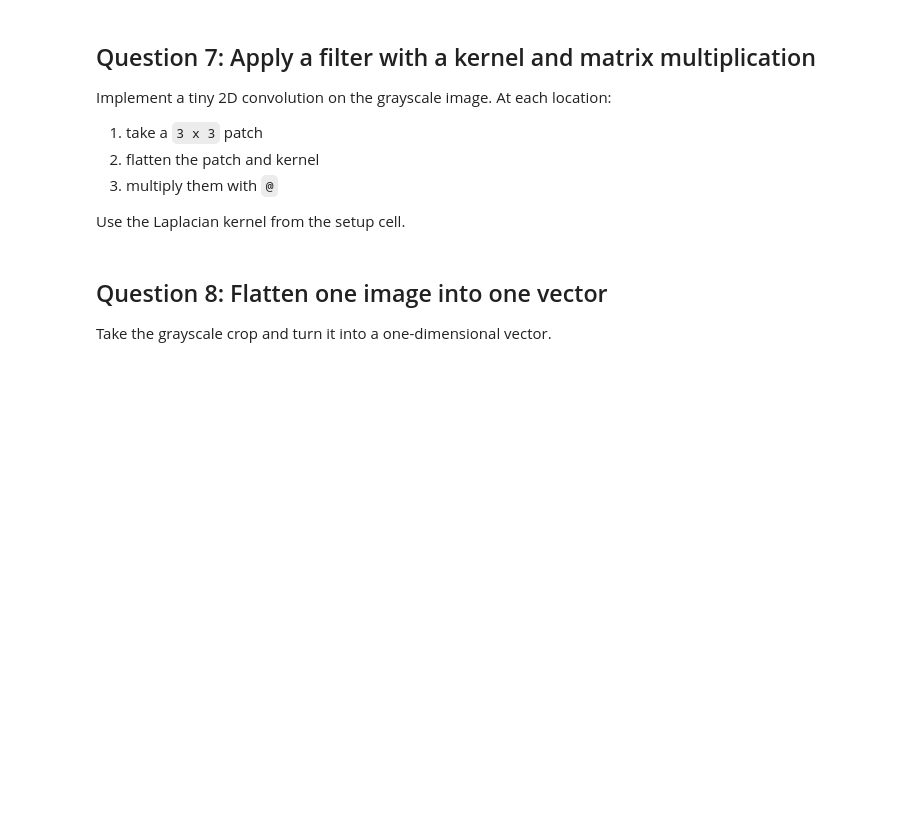
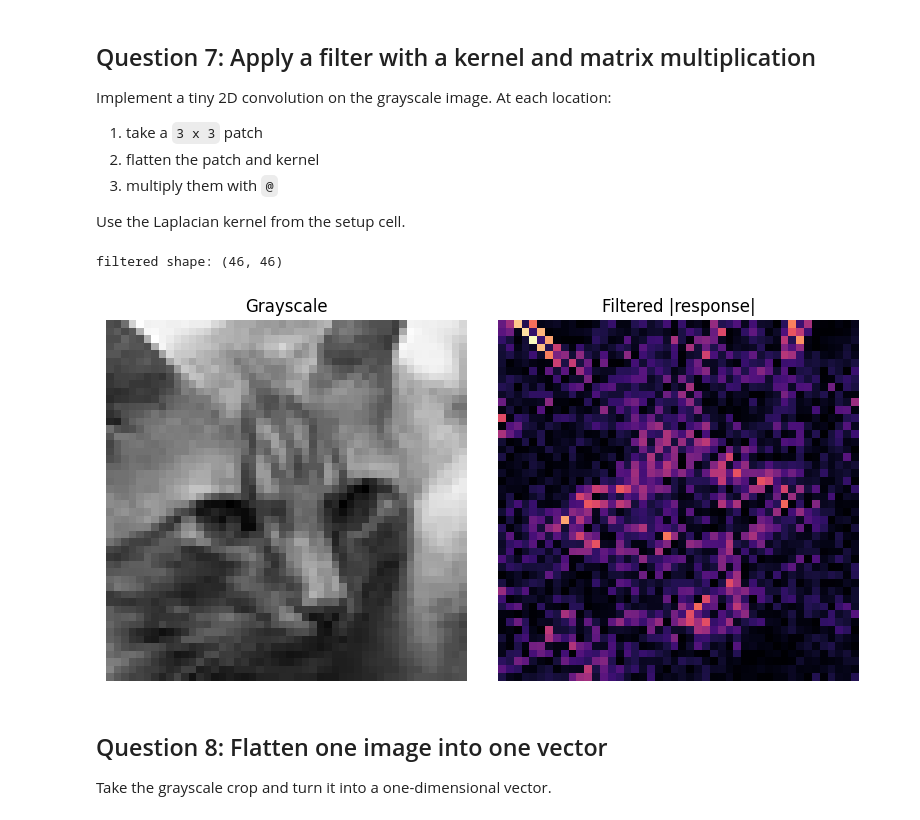
Before and after one commit to vgu-dsai-2026/lab-1-numpy-carbonatedFishSauce, a Jupyter notebook: notebook.ipynb, the cells around one changed output. Saved outputs shown, nothing was run; the diff lists cells and outputs as text; code cells hidden in the pictures; blank space fills up the shorter version.

```diff
--- a/notebook.ipynb
+++ b/notebook.ipynb
@@ -374,38 +360,43 @@ Use the Laplacian kernel from the setup cell.
 # %%
 EDGE_KERNEL = np.array(
     [
         [0, 1, 0],
         [1, -4, 1],
         [0, 1, 0],
     ],
     dtype=np.float32,
 )
 
 
 def convolve2d_matmul(image_gray: np.ndarray, kernel: np.ndarray) -> np.ndarray:
     # TODO: slide the kernel over the image and use @ on flattened patches and the flattened kernel (or sum of elementwise products) to compute the response at each location.
-    for i in range(image_gray.shape[0] - kernel.shape[0] + 1):
-        for j in range(image_gray.shape[1] - kernel.shape[1] + 1):
-            patch = image_gray[i:i+kernel.shape[0], j:j+kernel.shape[1]]
-            response = np.sum(patch * kernel)
-            image_gray[i + kernel.shape[0] // 2, j + kernel.shape[1] // 2] = response
+    kernel_flat = kernel.flatten()
+    filtered_image = np.zeros((image_gray.shape[0] - kernel.shape[0] + 1, image_gray.shape[1] - kernel.shape[1] + 1))
+    for y in range(image_gray.shape[0] - kernel.shape[0] + 1):
+        for x in range(image_gray.shape[1] - kernel.shape[1] + 1):
+            patch = image_gray[y:y+kernel.shape[0], x:x+kernel.shape[1]]
+            patch_flat = patch.flatten()
+            filtered_image[y, x] = patch_flat @ kernel_flat
     try:
-        return image_gray
+        return filtered_image
     except:
         raise NotImplementedError("Apply a 2D filter with matrix multiplication.")
 
 
 sample_filtered = convolve2d_matmul(sample_gray, EDGE_KERNEL)
 print("filtered shape:", sample_filtered.shape)
 fig, axes = plt.subplots(1, 2, figsize=(8, 4))
 axes[0].imshow(sample_gray, cmap="gray")
 axes[0].set_title("Grayscale")
 axes[0].axis("off")
 axes[1].imshow(np.abs(sample_filtered), cmap="magma")
 axes[1].set_title("Filtered |response|")
 axes[1].axis("off")
 fig.tight_layout()
 plt.show()
+# %% [output]
+filtered shape: (46, 46)
+[figure, added]
 # %% [markdown]
 ## Question 8: Flatten one image into one vector
 
```
Also changed, not shown: parts of 7 cells of this notebook.
